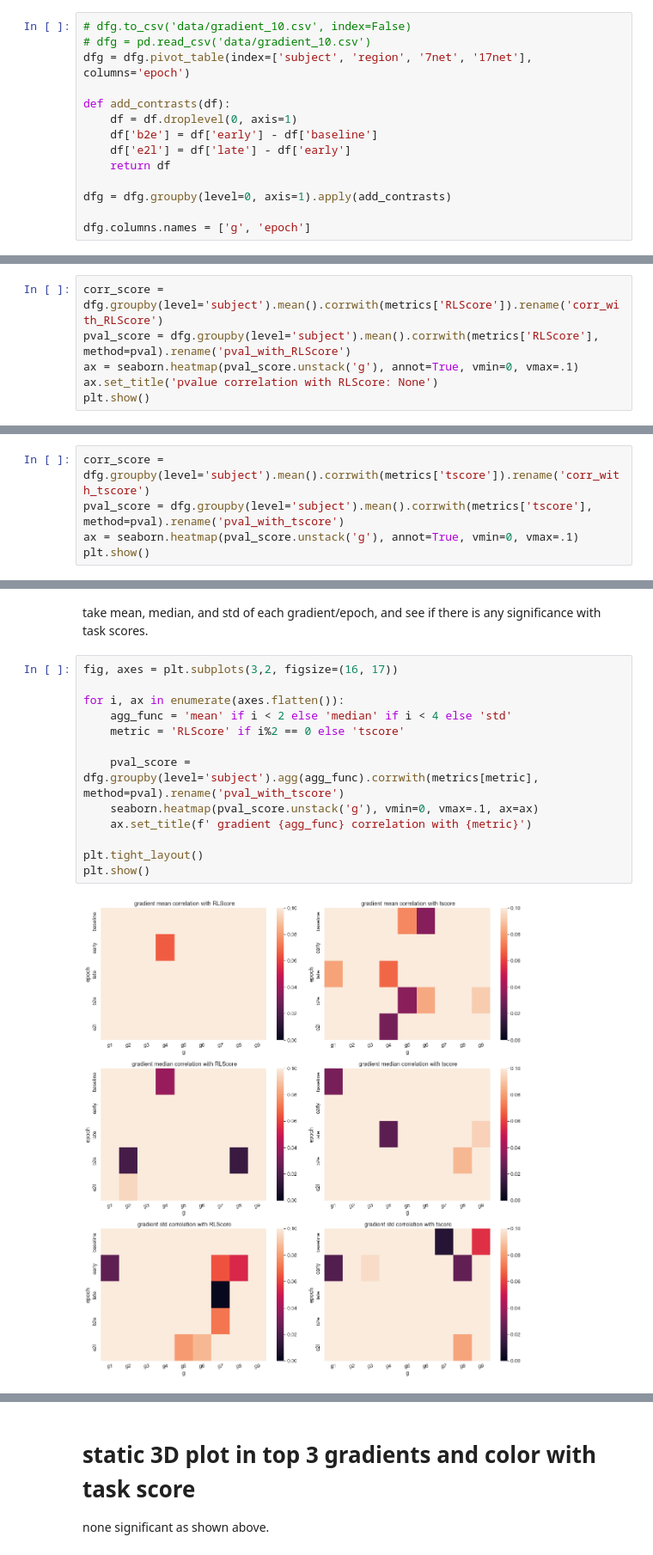
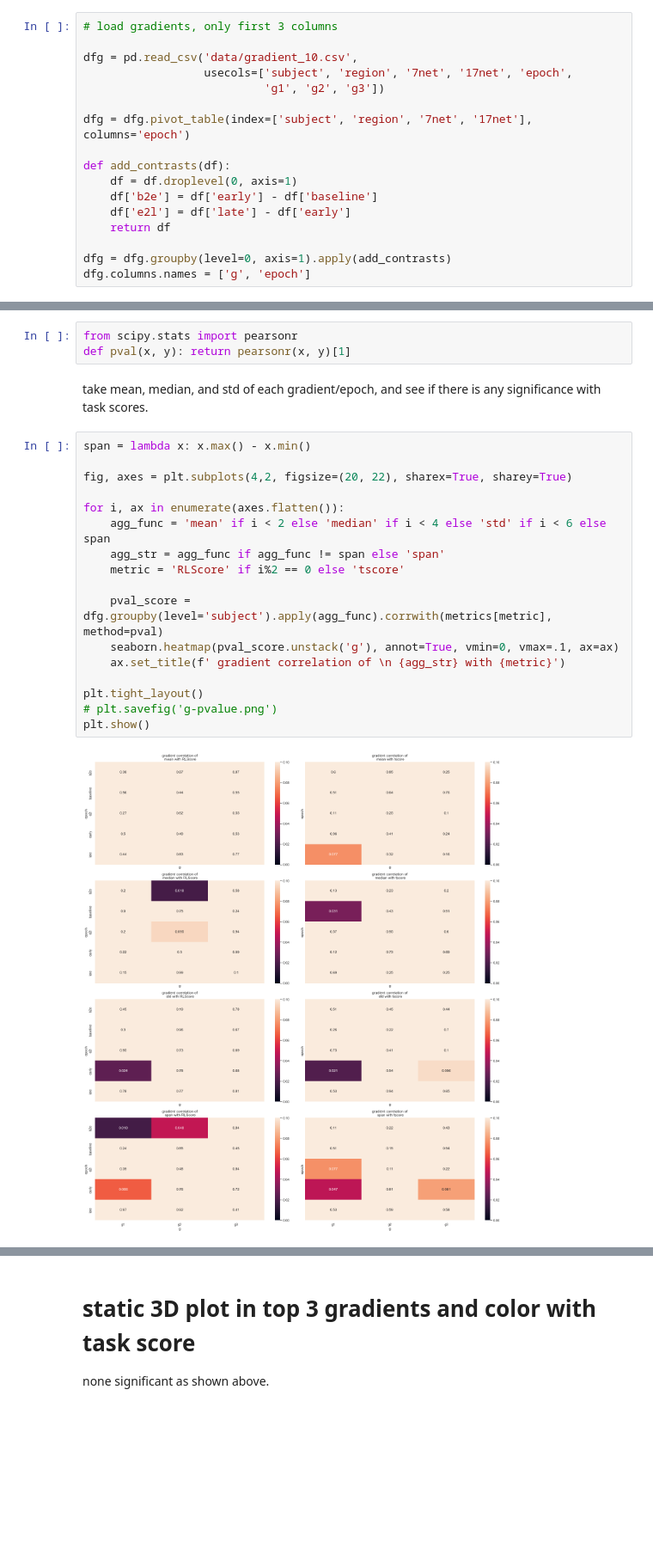
Before and after one commit to qniksefat/gradient-notebooks, a Jupyter notebook: large-manifold-nbs/behaviour_on_manifold.ipynb, the cells around one changed output, grey strips where cells are left out. Shown at 86% size. Saved outputs shown, nothing was run; the diff lists cells and outputs as text; blank space fills up the shorter version.

Commit message:
Multiple regression coefficients. Take only top 3 PCs. Remove individual heat maps

```diff
--- a/large-manifold-nbs/behaviour_on_manifold.ipynb
+++ b/large-manifold-nbs/behaviour_on_manifold.ipynb
@@ -65,6 +55,10 @@ for each gradient, take shift that happens from baseline to early, and from earl
 # %%
-# dfg.to_csv('data/gradient_10.csv', index=False)
-# dfg = pd.read_csv('data/gradient_10.csv')
+# load gradients, only first 3 columns
+
+dfg = pd.read_csv('data/gradient_10.csv',
+                  usecols=['subject', 'region', '7net', '17net', 'epoch',
+                           'g1', 'g2', 'g3'])
+
 dfg = dfg.pivot_table(index=['subject', 'region', '7net', '17net'], columns='epoch')
 
 def add_contrasts(df):
@@ -74,7 +68,6 @@ def add_contrasts(df):
     return df
 
 dfg = dfg.groupby(level=0, axis=1).apply(add_contrasts)
-
 dfg.columns.names = ['g', 'epoch']
 # %% [markdown]
 this contains PC loadings for each subject, region, and epoch (phases of learning; baseline, early, late, and their contrasts)
@@ -153,6 +145,0 @@ metrics
-# %%
-corr_score = dfg.groupby(level='subject').mean().corrwith(metrics['RLScore']).rename('corr_with_RLScore')
-pval_score = dfg.groupby(level='subject').mean().corrwith(metrics['RLScore'], method=pval).rename('pval_with_RLScore')
-ax = seaborn.heatmap(pval_score.unstack('g'), annot=True, vmin=0, vmax=.1)
-ax.set_title('pvalue correlation with RLScore: None')
-plt.show()
@@ -161,5 +145,0 @@ plt.show()
-# %%
-corr_score = dfg.groupby(level='subject').mean().corrwith(metrics['tscore']).rename('corr_with_tscore')
-pval_score = dfg.groupby(level='subject').mean().corrwith(metrics['tscore'], method=pval).rename('pval_with_tscore')
-ax = seaborn.heatmap(pval_score.unstack('g'), annot=True, vmin=0, vmax=.1)
-plt.show()
@@ -177,17 +146,24 @@ plt.show()
+# %%
+from scipy.stats import pearsonr
+def pval(x, y): return pearsonr(x, y)[1]
 # %% [markdown]
 take mean, median, and std of each gradient/epoch, and see if there is any significance with task scores.
 # %%
-fig, axes = plt.subplots(3,2, figsize=(16, 17))
+span = lambda x: x.max() - x.min()
+
+fig, axes = plt.subplots(4,2, figsize=(20, 22), sharex=True, sharey=True)
 
 for i, ax in enumerate(axes.flatten()):
-    agg_func = 'mean' if i < 2 else 'median' if i < 4 else 'std'
+    agg_func = 'mean' if i < 2 else 'median' if i < 4 else 'std' if i < 6 else span
+    agg_str = agg_func if agg_func != span else 'span'
     metric = 'RLScore' if i%2 == 0 else 'tscore'
 
-    pval_score = dfg.groupby(level='subject').agg(agg_func).corrwith(metrics[metric], method=pval).rename('pval_with_tscore')
-    seaborn.heatmap(pval_score.unstack('g'), vmin=0, vmax=.1, ax=ax)
-    ax.set_title(f' gradient {agg_func} correlation with {metric}')
+    pval_score = dfg.groupby(level='subject').apply(agg_func).corrwith(metrics[metric], method=pval)
+    seaborn.heatmap(pval_score.unstack('g'), annot=True, vmin=0, vmax=.1, ax=ax)
+    ax.set_title(f' gradient correlation of \n {agg_str} with {metric}')
 
 plt.tight_layout()
+# plt.savefig('g-pvalue.png')
 plt.show()
 # %% [output]
-[figure, old version]
+[figure, new version]
```
Also changed, not shown: parts of 22 cells of this notebook.
